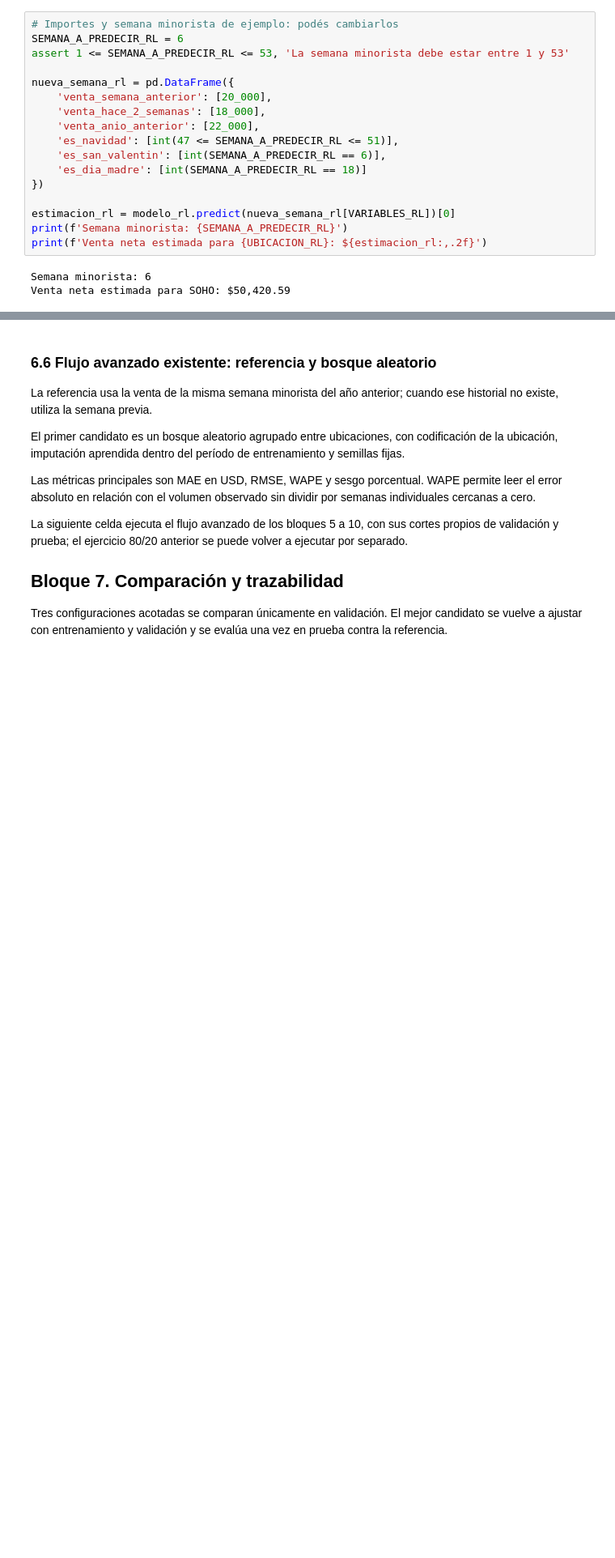
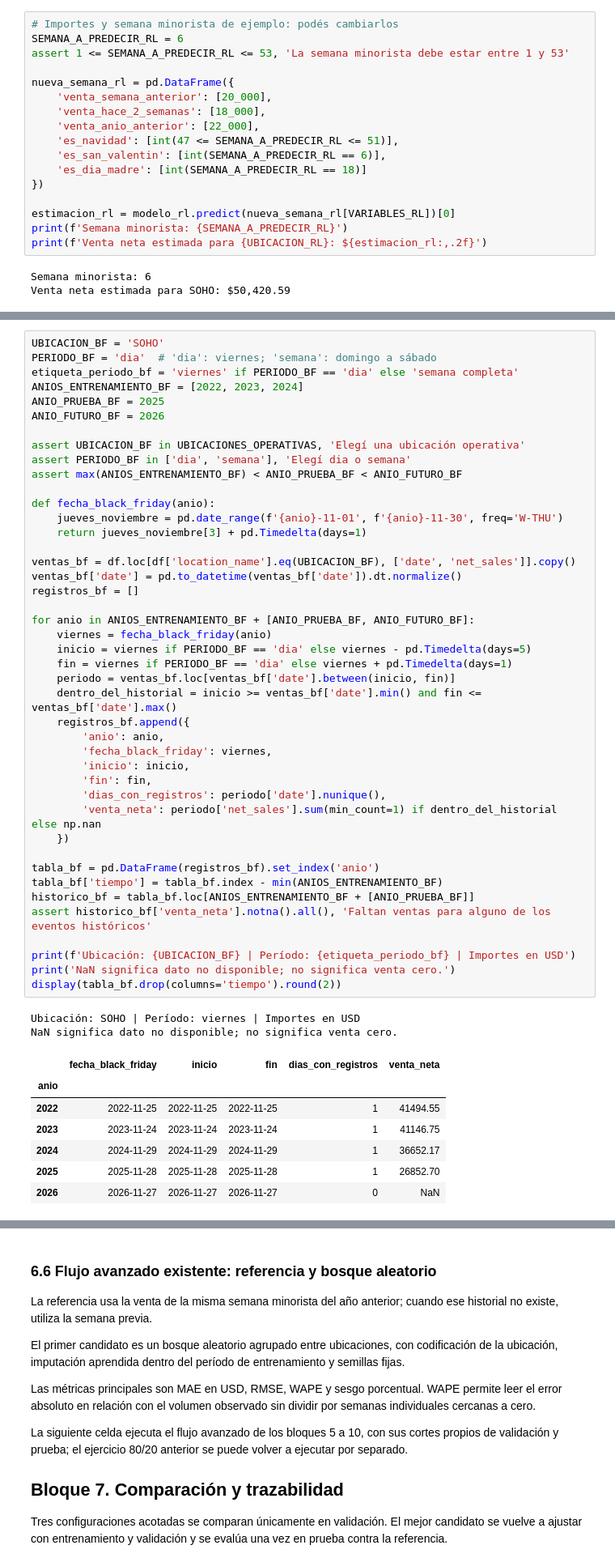
Before and after one commit to geramargonzalez/sales-revenue-datascience, a Jupyter notebook: sales-revenue-jewery.ipynb, the cells around one changed output, grey strips where cells are left out. Shown at 81% size. Cells and saved outputs as stored; diff of their text form; blank space fills up the shorter version.

```diff
--- a/sales-revenue-jewery.ipynb
+++ b/sales-revenue-jewery.ipynb
@@ -2519,0 +2552,53 @@ Venta neta estimada para SOHO: $50,420.59
+# %%
+UBICACION_BF = 'SOHO'
+PERIODO_BF = 'dia'  # 'dia': viernes; 'semana': domingo a sábado
+etiqueta_periodo_bf = 'viernes' if PERIODO_BF == 'dia' else 'semana completa'
+ANIOS_ENTRENAMIENTO_BF = [2022, 2023, 2024]
+ANIO_PRUEBA_BF = 2025
+ANIO_FUTURO_BF = 2026
+
+assert UBICACION_BF in UBICACIONES_OPERATIVAS, 'Elegí una ubicación operativa'
+assert PERIODO_BF in ['dia', 'semana'], 'Elegí dia o semana'
+assert max(ANIOS_ENTRENAMIENTO_BF) < ANIO_PRUEBA_BF < ANIO_FUTURO_BF
+
+def fecha_black_friday(anio):
+    jueves_noviembre = pd.date_range(f'{anio}-11-01', f'{anio}-11-30', freq='W-THU')
+    return jueves_noviembre[3] + pd.Timedelta(days=1)
+
+ventas_bf = df.loc[df['location_name'].eq(UBICACION_BF), ['date', 'net_sales']].copy()
+ventas_bf['date'] = pd.to_datetime(ventas_bf['date']).dt.normalize()
+registros_bf = []
+
+for anio in ANIOS_ENTRENAMIENTO_BF + [ANIO_PRUEBA_BF, ANIO_FUTURO_BF]:
+    viernes = fecha_black_friday(anio)
+    inicio = viernes if PERIODO_BF == 'dia' else viernes - pd.Timedelta(days=5)
+    fin = viernes if PERIODO_BF == 'dia' else viernes + pd.Timedelta(days=1)
+    periodo = ventas_bf.loc[ventas_bf['date'].between(inicio, fin)]
+    dentro_del_historial = inicio >= ventas_bf['date'].min() and fin <= ventas_bf['date'].max()
+    registros_bf.append({
+        'anio': anio,
+        'fecha_black_friday': viernes,
+        'inicio': inicio,
+        'fin': fin,
+        'dias_con_registros': periodo['date'].nunique(),
+        'venta_neta': periodo['net_sales'].sum(min_count=1) if dentro_del_historial else np.nan
+    })
+
+tabla_bf = pd.DataFrame(registros_bf).set_index('anio')
+tabla_bf['tiempo'] = tabla_bf.index - min(ANIOS_ENTRENAMIENTO_BF)
+historico_bf = tabla_bf.loc[ANIOS_ENTRENAMIENTO_BF + [ANIO_PRUEBA_BF]]
+assert historico_bf['venta_neta'].notna().all(), 'Faltan ventas para alguno de los eventos históricos'
+
+print(f'Ubicación: {UBICACION_BF} | Período: {etiqueta_periodo_bf} | Importes en USD')
+print('NaN significa dato no disponible; no significa venta cero.')
+display(tabla_bf.drop(columns='tiempo').round(2))
+# %% [output]
+Ubicación: SOHO | Período: viernes | Importes en USD
+NaN significa dato no disponible; no significa venta cero.
+|  | fecha_black_friday | inicio | fin | dias_con_registros | venta_neta |
+| anio |  |  |  |  |  |
+| 2022 | 2022-11-25 | 2022-11-25 | 2022-11-25 | 1 | 41494.55 |
+| 2023 | 2023-11-24 | 2023-11-24 | 2023-11-24 | 1 | 41146.75 |
+| 2024 | 2024-11-29 | 2024-11-29 | 2024-11-29 | 1 | 36652.17 |
+| 2025 | 2025-11-28 | 2025-11-28 | 2025-11-28 | 1 | 26852.70 |
+| 2026 | 2026-11-27 | 2026-11-27 | 2026-11-27 | 0 | NaN |
```
Also changed, not shown: parts of 5 cells of this notebook, 2 other files.
